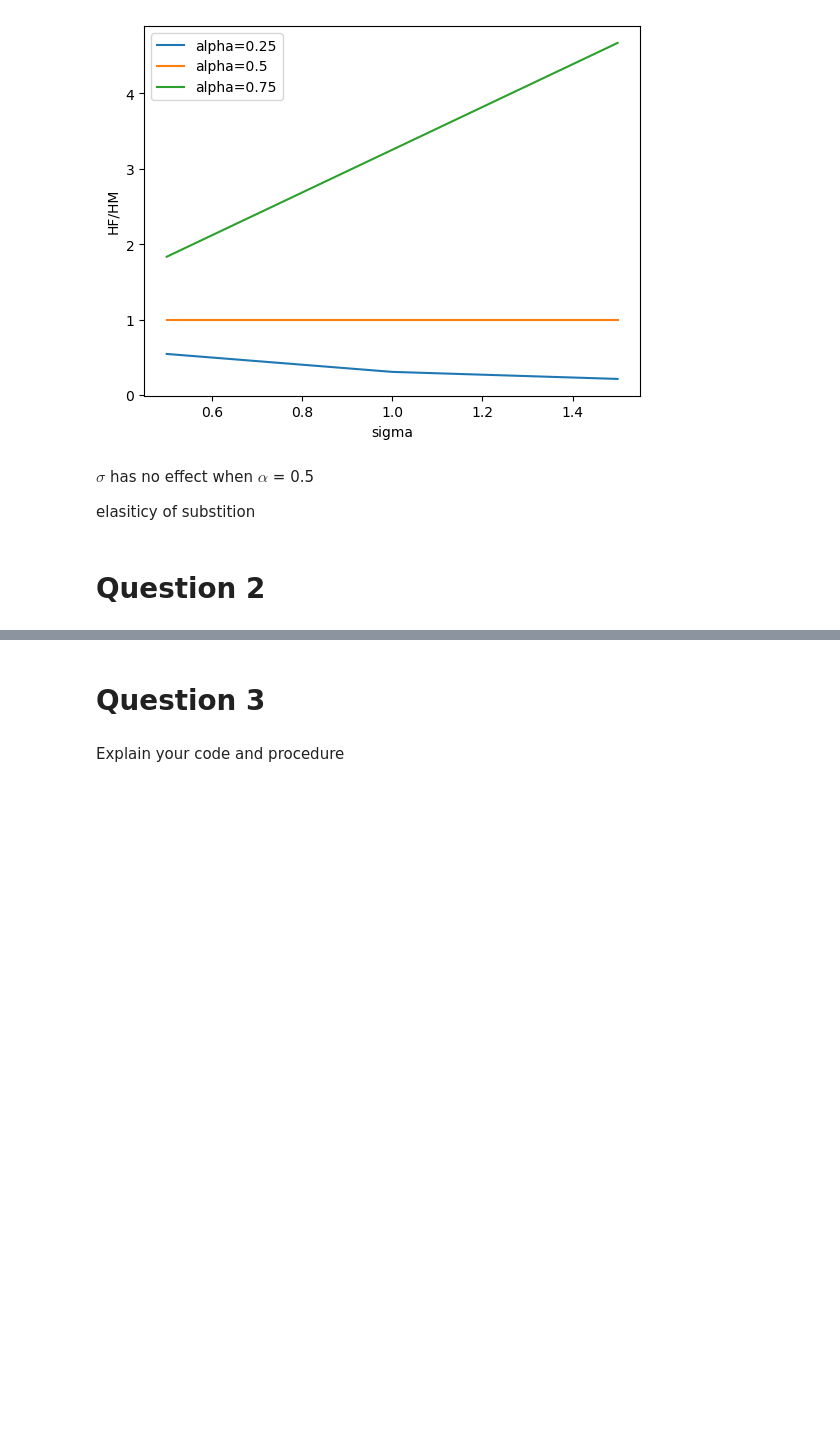
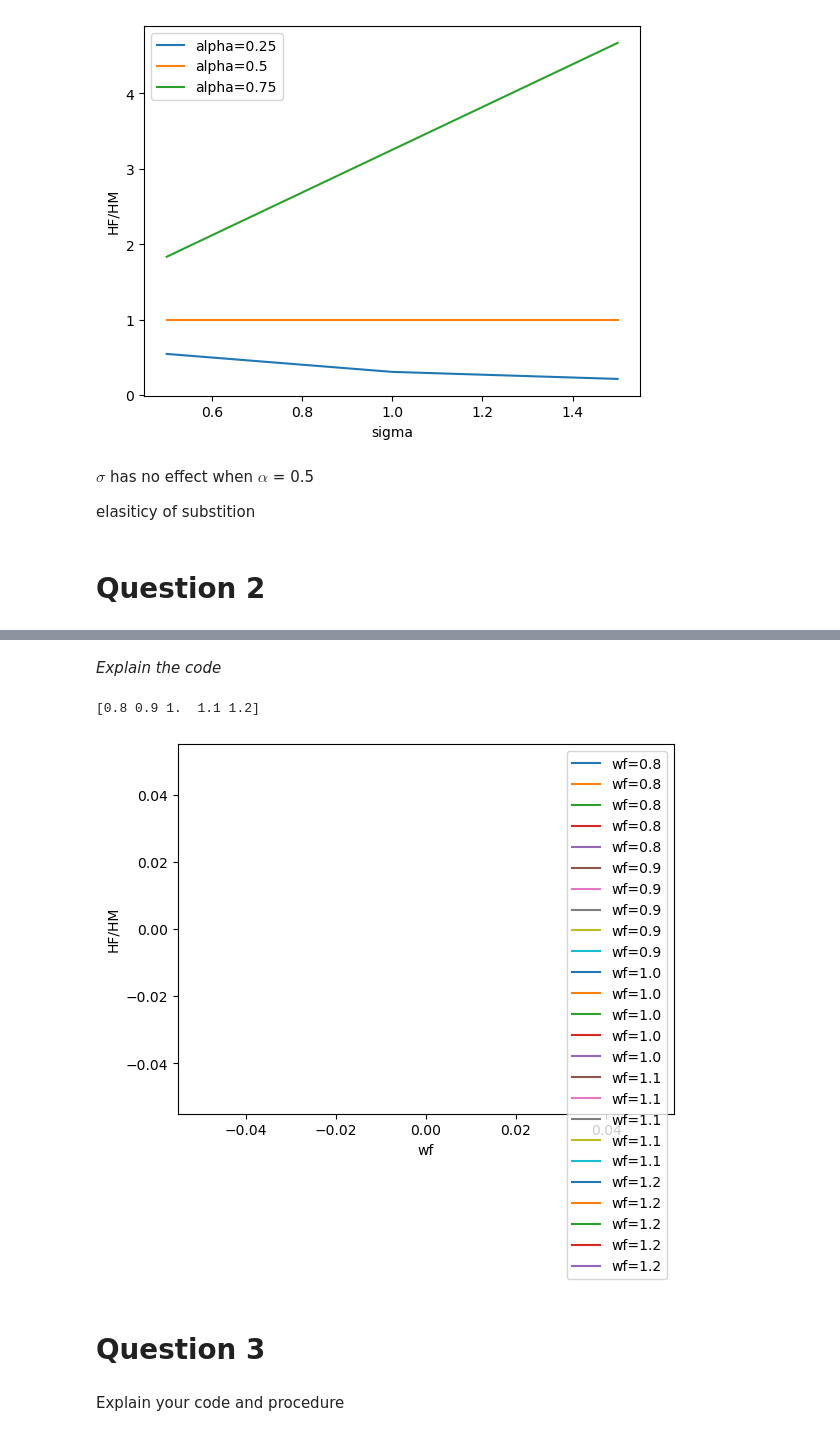
Before and after one commit to NumEconCopenhagen/projects-2023-agnete_louise_mathilde, a Jupyter notebook: inauguralproject/inauguralproject.ipynb, the cells around one changed output, grey strips where cells are left out. Saved outputs shown, nothing was run; the diff lists cells and outputs as text; code cells hidden in the pictures; blank space fills up the shorter version.

```diff
--- a/inauguralproject/inauguralproject.ipynb
+++ b/inauguralproject/inauguralproject.ipynb
@@ -101,3 +89,42 @@ with an alpha = 0.75 and a sigma = 1.5, we get that HF/HM = 7.00 / 1.50 = 4.67
+# %% [markdown]
+*Explain the code*
+# %%
+from Household import HouseholdSpecializationModelClass
+
+# for each value in wf_vec attribute, solve the optimal LM, HM, LF, HF
+
+# initialize dictionary to store results
+resultsHF = {}
+resultsHM = {}
+resultsHFHNM = {}
+
+print(model.par.wF_vec)
+
+# loop over the wF_vec attribute of the instance
+for wf in model.par.wF_vec:
+    # create an instance of the class
+    model = HouseholdSpecializationModelClass()
+    # set new value for wF
+    model.par.wF = wf
+    # store the result
+    resultsHF[(wf)] = model.sol.HF_vec
+    resultsHM[(wf)] = model.sol.HM_vec
+    resultsHFHNM[(wf)] = model.sol.HF_vec / model.sol.HM_vec
+
+
+
+# plot the results
+fig, bx = plt.subplots()
+for wf in model.par.wF_vec:
+    y = [resultsHFHNM[(wf)] for wf in model.par.wF_vec]
+    bx.plot(model.par.wF_vec, y, label=f"wf={wf}")
+    bx.set_xlabel("wf")
+    bx.set_ylabel("HF/HM")
+    bx.legend()
+plt.show()
+# %% [output]
+[0.8 0.9 1.  1.1 1.2]
+[figure, added]
 # %% [markdown]
 # Question 3
 # %% [markdown]
```
Also changed, not shown: parts of 4 cells of this notebook, 1 other file.
